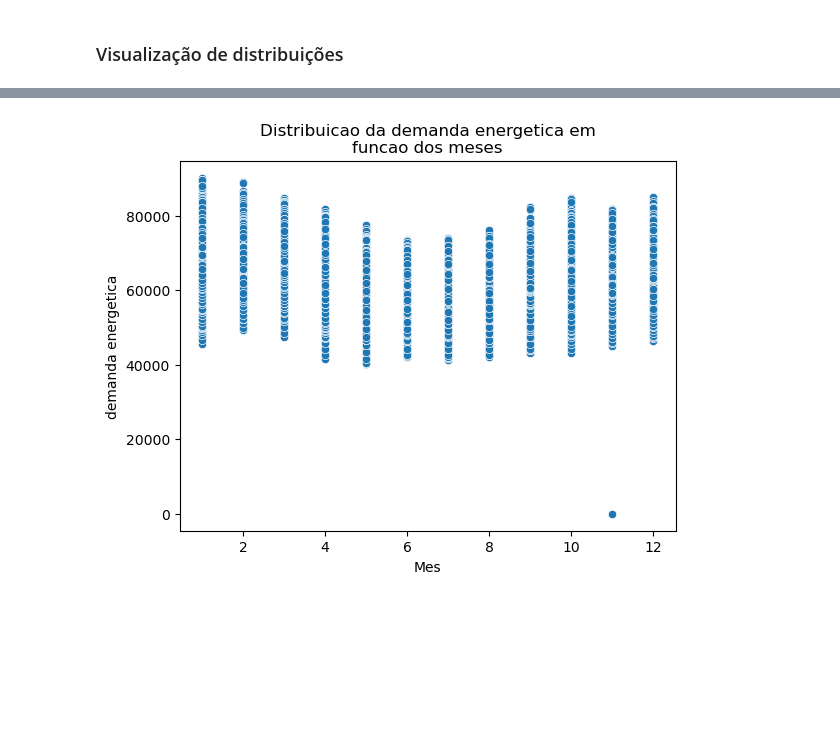
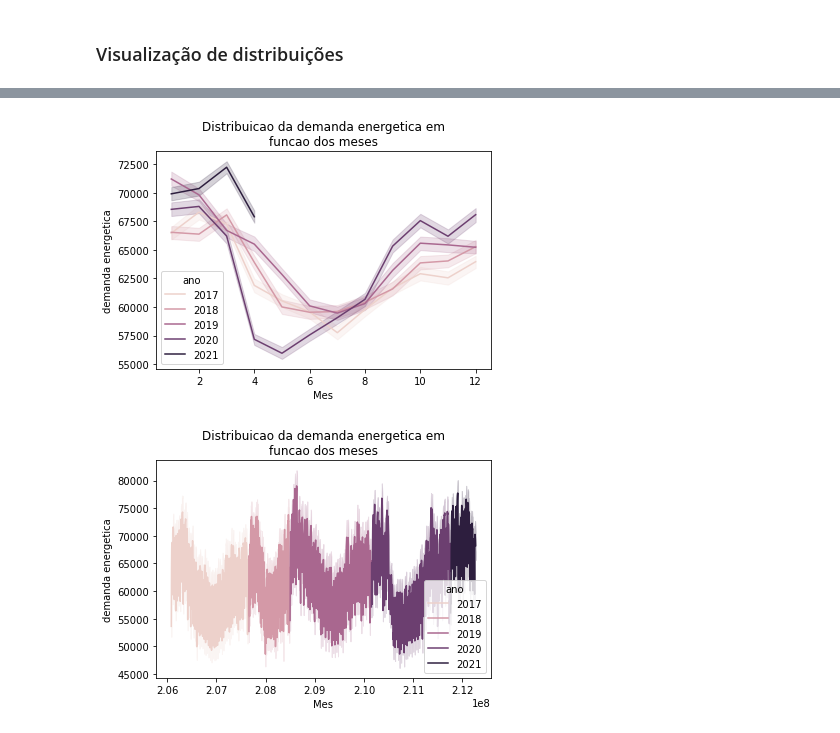
Before and after one commit to kauansacramento/energy-demand-forecast, a Jupyter notebook: energy_demand_forecast.ipynb, the cells around one changed output, grey strips where cells are left out. Cells and saved outputs as stored; diff of their text form; code cells hidden in the pictures; blank space fills up the shorter version.

```diff
--- a/energy_demand_forecast.ipynb
+++ b/energy_demand_forecast.ipynb
@@ -69,5 +64,10 @@ ax.set(xlabel='Hora do dia', ylabel='demanda energetica', title='Distribuicao da
 # %%
-ax = sns.scatterplot(data=df, x='mes', y='hourly_demand')
-ax.set(xlabel='Mes', ylabel='demanda energetica', title='Distribuicao da demanda energetica em\nfuncao dos meses');
+ax = sns.lineplot(data=df, x='mes', y='hourly_demand', hue='ano')
+ax.set(xlabel='Mes', ylabel='demanda energetica', title='Distribuicao da demanda energetica em\nfuncao dos meses');
 # %% [output]
-[figure, old version]
+[figure, new version]
+# %%
+ax = sns.lineplot(data=df, x='populacao_dia', y='hourly_demand', hue='ano')
+ax.set(xlabel='Mes', ylabel='demanda energetica', title='Distribuicao da demanda energetica em\nfuncao dos meses');
+# %% [output]
+[figure, added]
```
Also changed, not shown: parts of 7 cells of this notebook, 1 other file.
